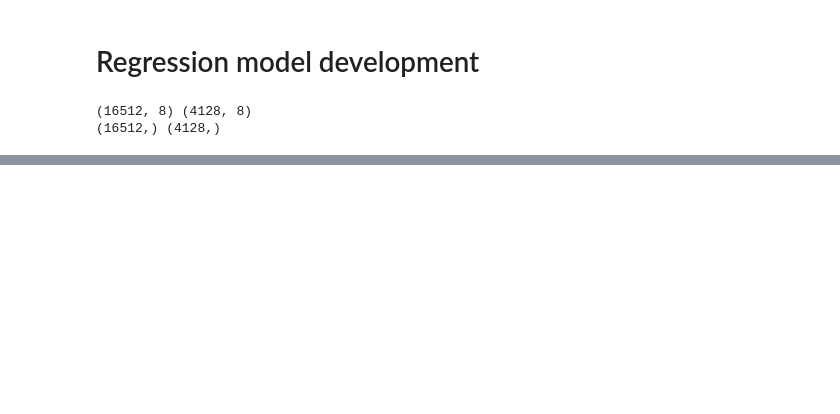
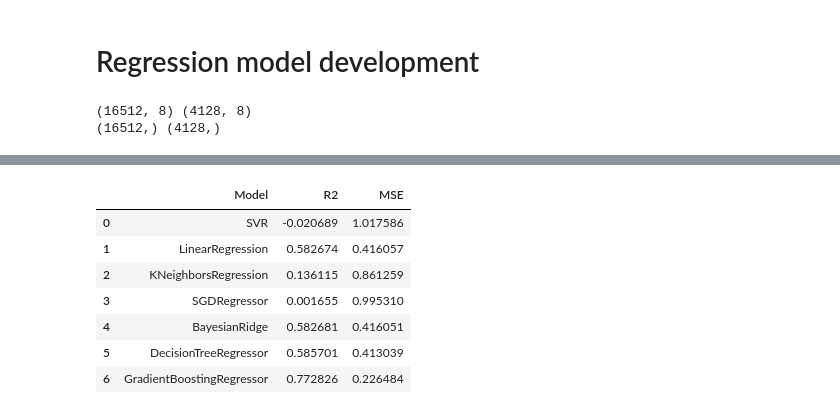
Before and after one commit to sonti-roy/california_housing, a Jupyter notebook: model.ipynb, the cells around one changed output, grey strips where cells are left out. Cells and saved outputs as stored; diff of their text form; code cells hidden in the pictures; blank space fills up the shorter version.

```diff
--- a/model.ipynb
+++ b/model.ipynb
@@ -110,3 +115,14 @@ results.plot(kind='bar', title='Model Performance')
+# %%
+table
+# %% [output]
+|  | Model | R2 | MSE |
+| 0 | SVR | -0.020689 | 1.017586 |
+| 1 | LinearRegression | 0.582674 | 0.416057 |
+| 2 | KNeighborsRegression | 0.136115 | 0.861259 |
+| 3 | SGDRegressor | 0.001655 | 0.995310 |
+| 4 | BayesianRidge | 0.582681 | 0.416051 |
+| 5 | DecisionTreeRegressor | 0.585701 | 0.413039 |
+| 6 | GradientBoostingRegressor | 0.772826 | 0.226484 |
 # %%
 # model fitting
 model = GradientBoostingRegressor()
```
Also changed, not shown: parts of 15 cells of this notebook, 5 other files.
